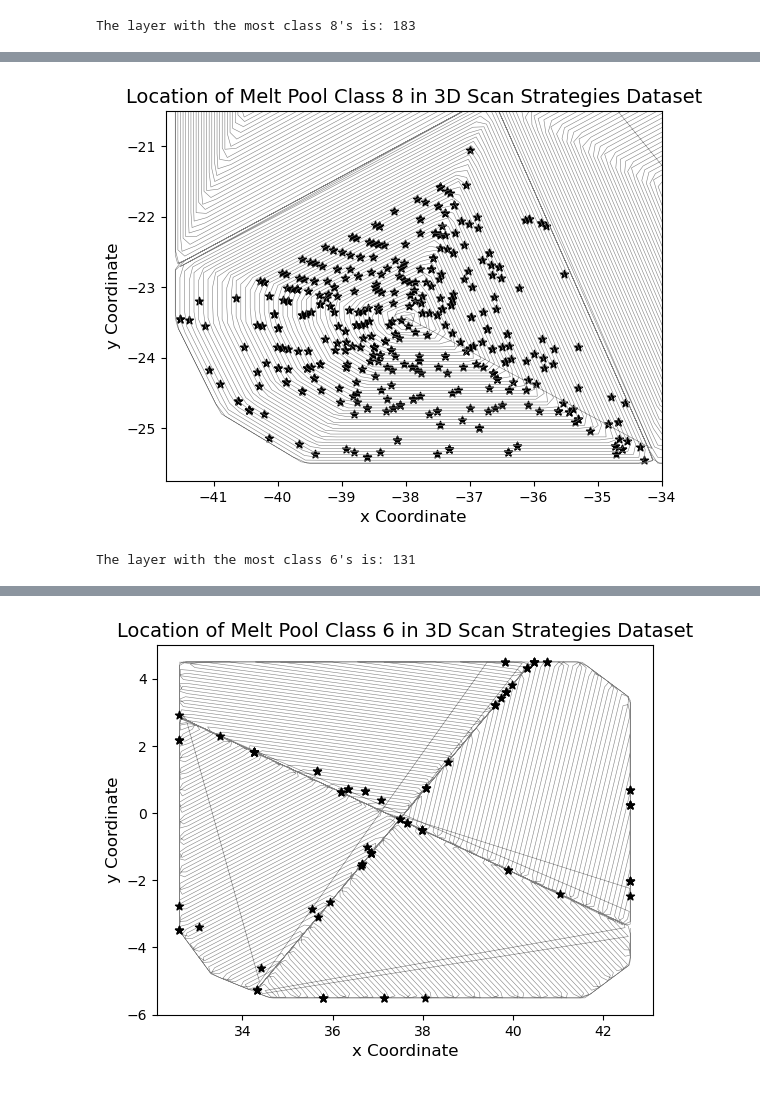
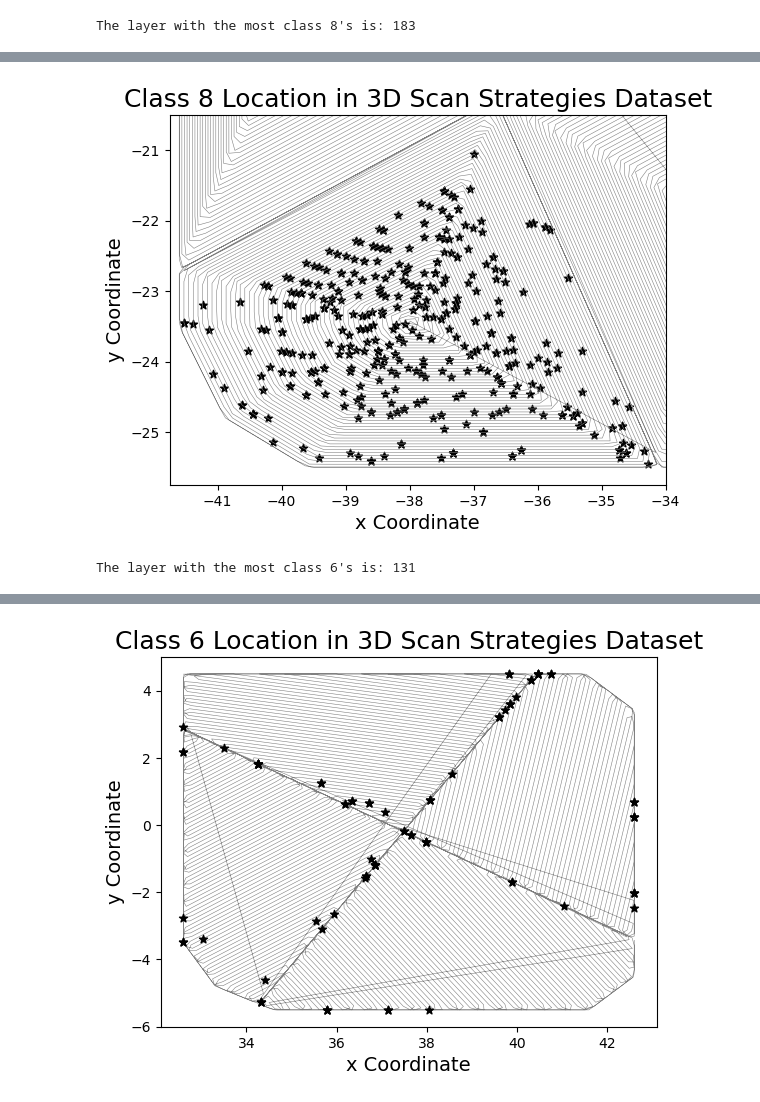
Before and after one commit to satomm1/LPBF_Cluster_And_XAI, a Jupyter notebook: src/K-Means Example Plotting.ipynb, the cells around one changed output, grey strips where cells are left out. Saved outputs shown, nothing was run; the diff lists cells and outputs as text; code cells hidden in the pictures.

Commit message:
Updates to plotting

```diff
--- a/src/K-Means Example Plotting.ipynb
+++ b/src/K-Means Example Plotting.ipynb
@@ -366,14 +362,14 @@ for name in class8_names:
             plt.scatter(x[image_num], y[image_num], color='black', marker='*')
 plt.xlim((-41.75, -34))
 plt.ylim((-25.75, -20.5))
-plt.xlabel('x Coordinate', fontsize=12)
-plt.ylabel('y Coordinate', fontsize=12)
-plt.title('Location of Melt Pool Class 8 in 3D Scan Strategies Dataset', fontsize=14)
-plt.savefig('Plots/MeltPoolClass8_location_LowRes', dpi=150)
-plt.savefig('Plots/MeltPoolClass8_location', dpi=600)
+plt.xlabel('x Coordinate', fontsize=14)
+plt.ylabel('y Coordinate', fontsize=14)
+plt.title('Class 8 Location in 3D Scan Strategies Dataset', fontsize=18)
+plt.savefig('../Plots/MeltPoolClass8_location_LowRes', dpi=150)
+plt.savefig('../Plots/MeltPoolClass8_location', dpi=600)
 plt.show()
 # %% [output]
-[figure, old version]
+[figure, new version]
 # %%
 class6_names = image_names[labels==5]
 
@@ -408,25 +404,25 @@ array([[130],
 # %%
 xy_data = pd.read_csv('../../Build Command Data/XYPT Commands/T500_3D_Scan_Strategies_fused_layer0155.csv', header=None)
 x = np.array(xy_data[0])
 y = np.array(xy_data[1])
 t = xy_data[3]
 
 x = x[t>0]
 y = y[t>0]
 
 plot_indices = np.arange(0, len(x), 1)
 plt.plot(x[plot_indices],y[plot_indices], lw=0.4, color='gray', zorder=1)
 for name in class6_names:
     layer_num = int(name[5:name.find('_')])
     if layer_num == 155:
         image_num = int(name[name.find('_')+1:name.find('.png')])-1
 #         if image_num < 1700:
         plt.scatter(x[image_num], y[image_num], color='black', marker='*', zorder=2)
-plt.xlabel('x Coordinate', fontsize=12)
-plt.ylabel('y Coordinate', fontsize=12)
-plt.title('Location of Melt Pool Class 6 in 3D Scan Strategies Dataset', fontsize=14)
-plt.savefig('Plots/MeltPoolClass6_location_LowRes', dpi=150)
-plt.savefig('Plots/MeltPoolClass6_location', dpi=600)
+plt.xlabel('x Coordinate', fontsize=14)
+plt.ylabel('y Coordinate', fontsize=14)
+plt.title('Class 6 Location in 3D Scan Strategies Dataset', fontsize=18)
+plt.savefig('../Plots/MeltPoolClass6_location_LowRes', dpi=150)
+plt.savefig('../Plots/MeltPoolClass6_location', dpi=600)
 plt.show()
 # %% [output]
-[figure, old version]
+[figure, new version]
```
Also changed, not shown: parts of 2 cells of this notebook.
